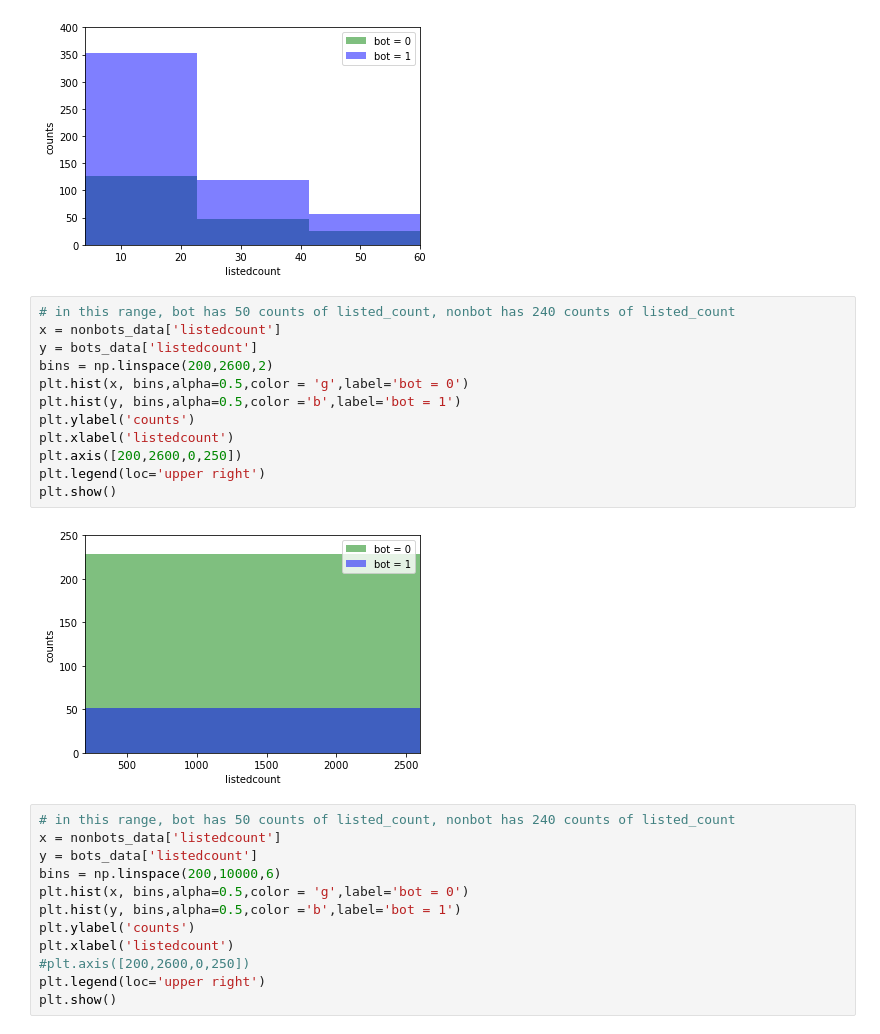
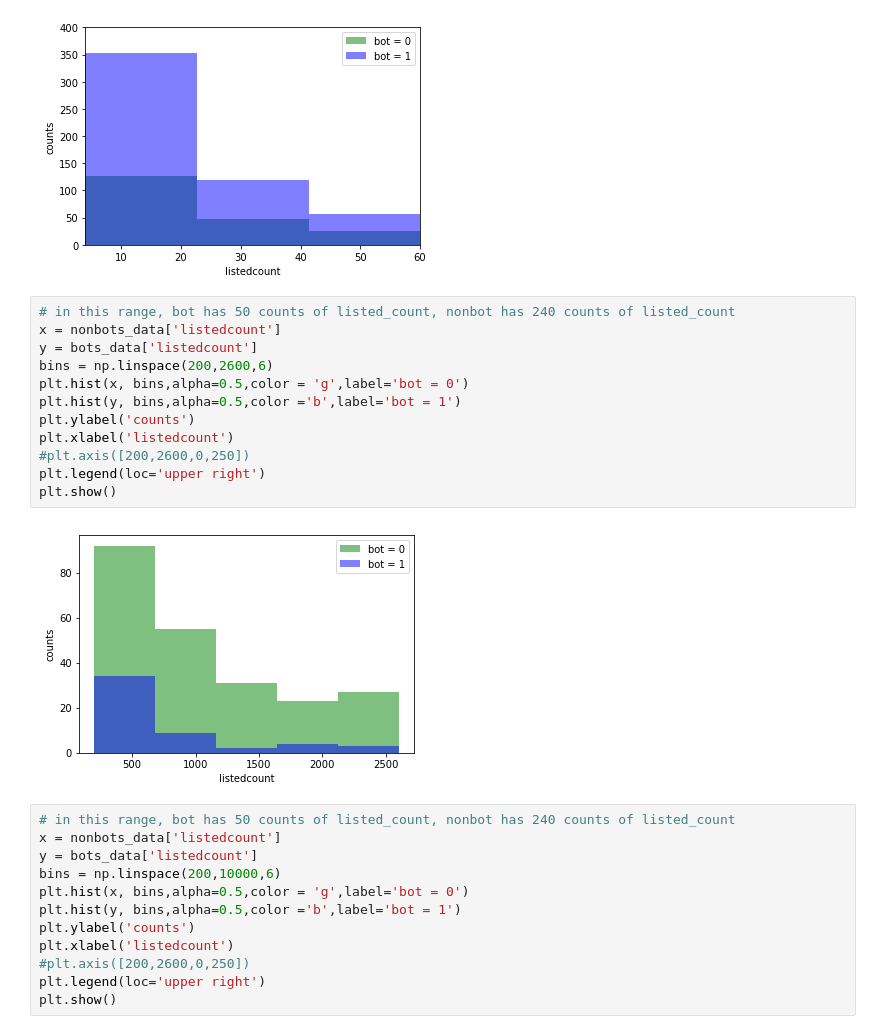
Before and after one commit to qiweizhou94/ML_TwitterProject, a Jupyter notebook: Project1-2-4.9.2017.ipynb, the cells around one changed output. Saved outputs shown, nothing was run; the diff lists cells and outputs as text.

```diff
--- a/Project1-2-4.9.2017.ipynb
+++ b/Project1-2-4.9.2017.ipynb
@@ -197,17 +197,17 @@ plt.show()
 # %%
 # in this range, bot has 50 counts of listed_count, nonbot has 240 counts of listed_count
 x = nonbots_data['listedcount']
 y = bots_data['listedcount']
-bins = np.linspace(200,2600,2)
+bins = np.linspace(200,2600,6)
 plt.hist(x, bins,alpha=0.5,color = 'g',label='bot = 0')
 plt.hist(y, bins,alpha=0.5,color ='b',label='bot = 1')
 plt.ylabel('counts')
 plt.xlabel('listedcount')
-plt.axis([200,2600,0,250])
+#plt.axis([200,2600,0,250])
 plt.legend(loc='upper right')
 plt.show()
 # %% [output]
-[figure, old version]
+[figure, new version]
 # %%
 # in this range, bot has 50 counts of listed_count, nonbot has 240 counts of listed_count
 x = nonbots_data['listedcount']
```
Also changed, not shown: parts of 36 cells of this notebook, 2 other files.
